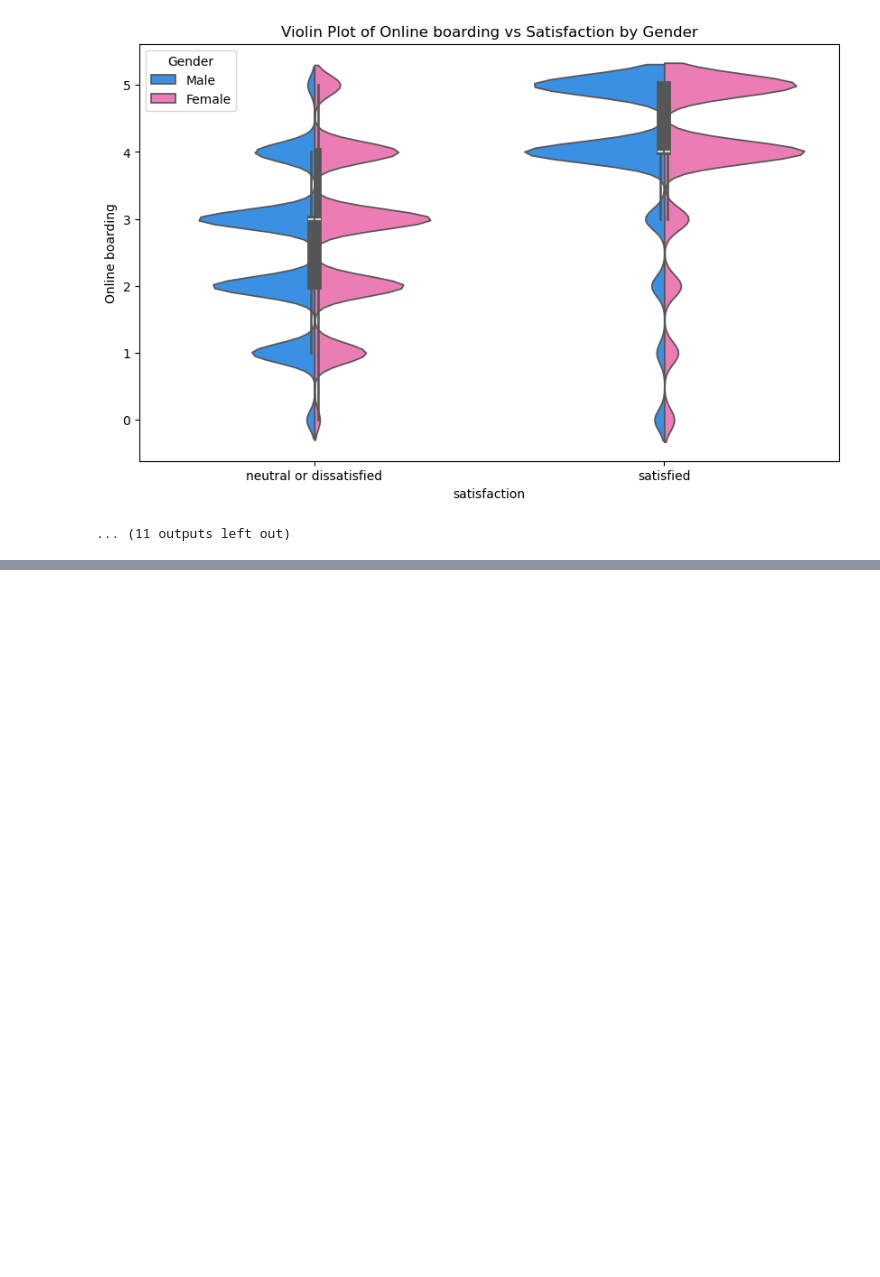
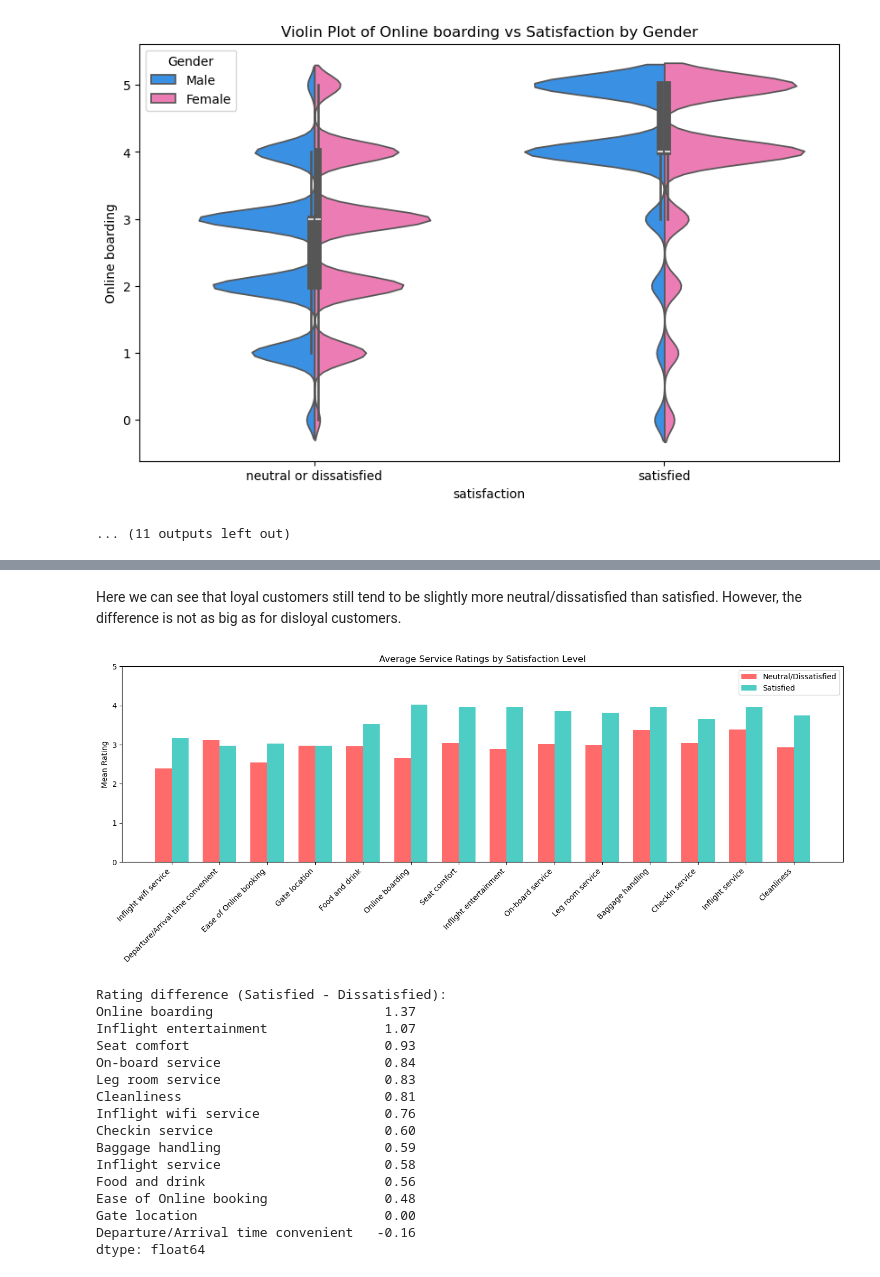
Before and after one commit to DenizCiger/airline-passenger-satisfaction, a Jupyter notebook: old_airlines.ipynb, the cells around one changed output, grey strips where cells are left out. Cells and saved outputs as stored; diff of their text form; code cells hidden in the pictures; blank space fills up the shorter version.

```diff
--- a/airlines.ipynb
+++ b/old_airlines.ipynb
@@ -141,0 +169,53 @@ for feature in train:
+# %% [markdown]
+Here we can see that loyal customers still tend to be slightly more neutral/dissatisfied than satisfied. However, the difference is not as big as for disloyal customers.
+# %%
+# 2. Service Ratings Comparison: Satisfied vs Dissatisfied
+service_cols = ['Inflight wifi service', 'Departure/Arrival time convenient', 'Ease of Online booking',
+                'Gate location', 'Food and drink', 'Online boarding', 'Seat comfort',
+                'Inflight entertainment', 'On-board service', 'Leg room service',
+                'Baggage handling', 'Checkin service', 'Inflight service', 'Cleanliness']
+
+# Calculate mean ratings by satisfaction
+service_means = train.groupby('satisfaction')[service_cols].mean()
+
+fig, ax = plt.subplots(figsize=(14, 6))
+x = range(len(service_cols))
+width = 0.35
+
+bars1 = ax.bar([i - width/2 for i in x], service_means.loc['neutral or dissatisfied'],
+               width, label='Neutral/Dissatisfied', color='#ff6b6b')
+bars2 = ax.bar([i + width/2 for i in x], service_means.loc['satisfied'],
+               width, label='Satisfied', color='#4ecdc4')
+
+ax.set_ylabel('Mean Rating')
+ax.set_title('Average Service Ratings by Satisfaction Level')
+ax.set_xticks(x)
+ax.set_xticklabels(service_cols, rotation=45, ha='right')
+ax.legend()
+ax.set_ylim(0, 5)
+
+plt.tight_layout()
+plt.show()
+
+# Print the difference
+diff = service_means.loc['satisfied'] - service_means.loc['neutral or dissatisfied']
+print("\nRating difference (Satisfied - Dissatisfied):")
+print(diff.sort_values(ascending=False).round(2))
+# %% [output]
+[figure, added]
+Rating difference (Satisfied - Dissatisfied):
+Online boarding                      1.37
+Inflight entertainment               1.07
+Seat comfort                         0.93
+On-board service                     0.84
+Leg room service                     0.83
+Cleanliness                          0.81
+Inflight wifi service                0.76
+Checkin service                      0.60
+Baggage handling                     0.59
+Inflight service                     0.58
+Food and drink                       0.56
+Ease of Online booking               0.48
+Gate location                        0.00
+Departure/Arrival time convenient   -0.16
+dtype: float64
```
Also changed, not shown: parts of 8 cells of this notebook, 1 other file.
